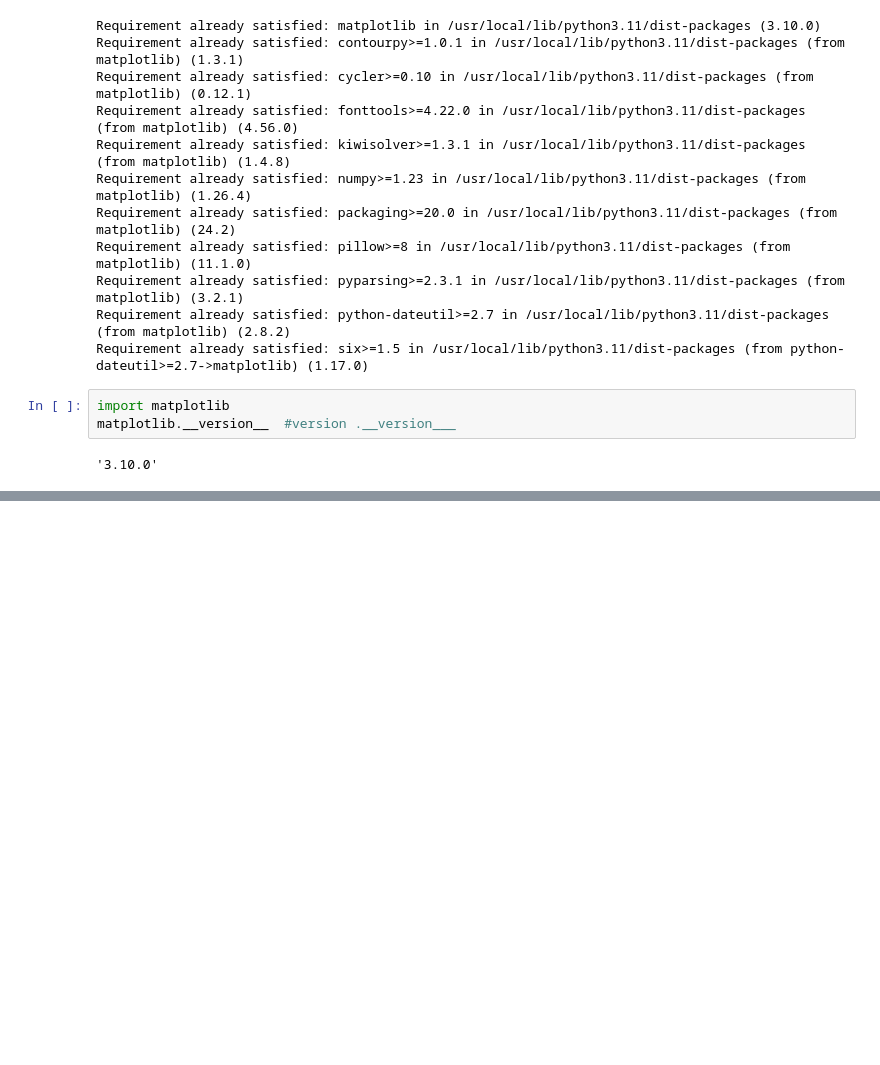
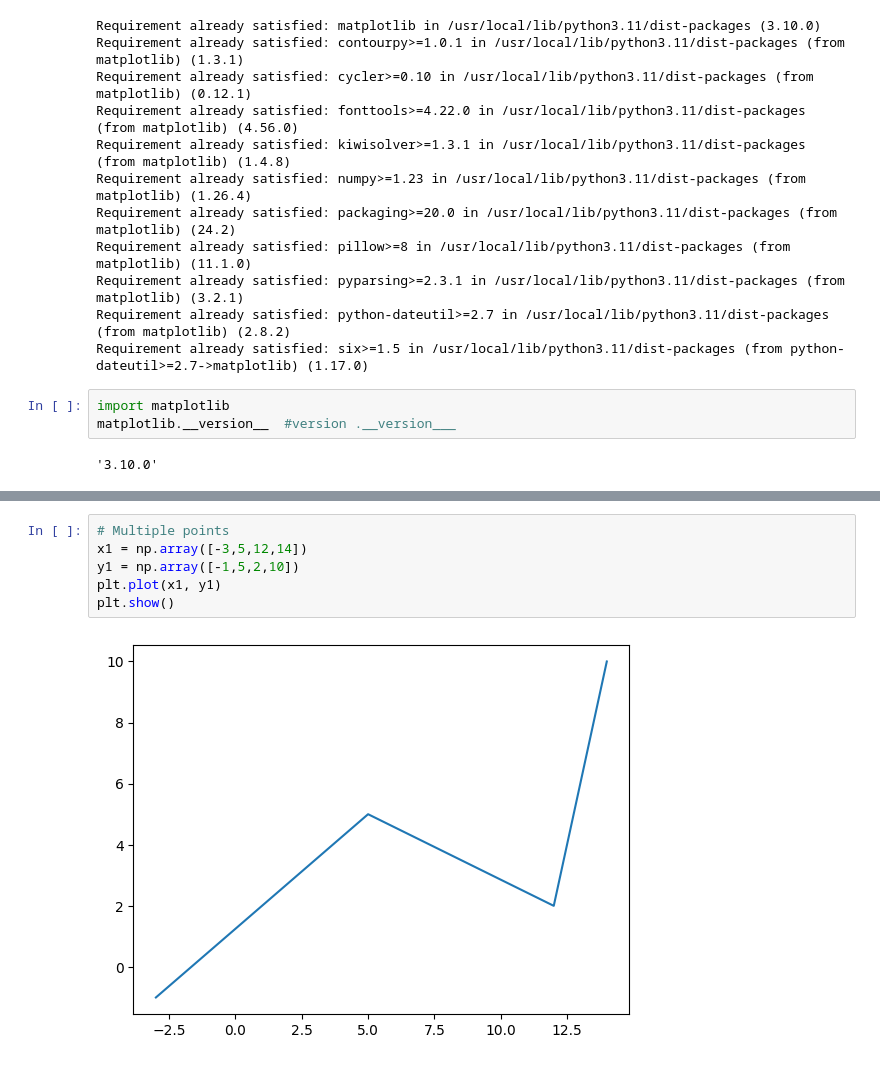
Before and after one commit to sadiq937/matplotlib_applications, a Jupyter notebook: Introduction.ipynb, the cells around one changed output, grey strips where cells are left out. Drawn from its saved outputs; the diff is of its cells as text; blank space fills up the shorter version.

```diff
--- a/Introduction.ipynb
+++ b/Introduction.ipynb
@@ -25,0 +40,8 @@ matplotlib.__version__  #version .__version___
+# %%
+# Multiple points
+x1 = np.array([-3,5,12,14])
+y1 = np.array([-1,5,2,10])
+plt.plot(x1, y1)
+plt.show()
+# %% [output]
+[figure, added]
```
Also changed, not shown: parts of 9 cells of this notebook.
